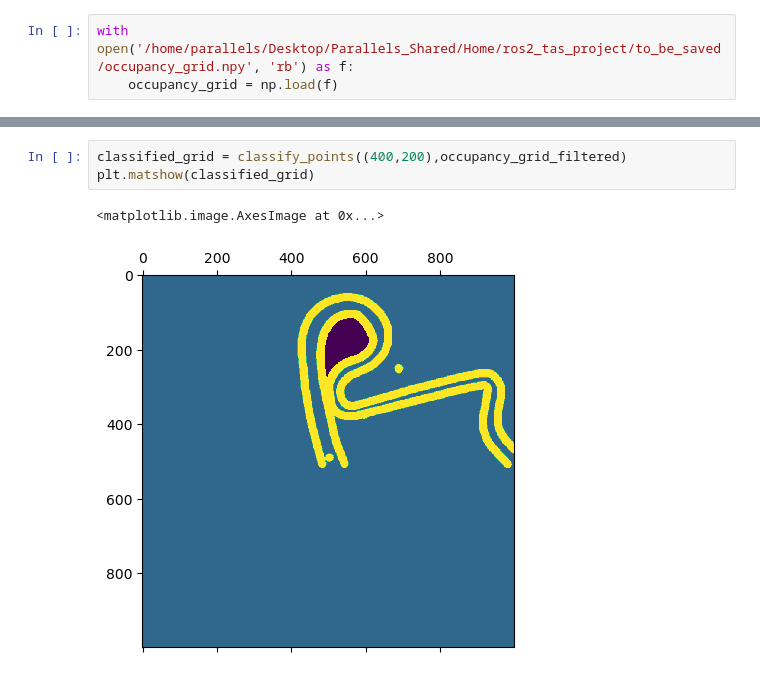
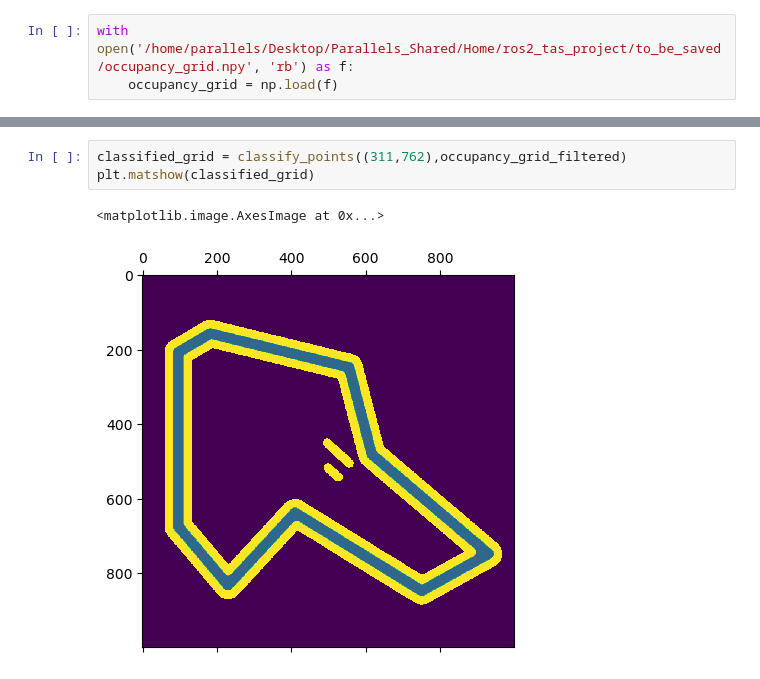
Before and after one commit to tim200002/TAS-Racer, a Jupyter notebook: src/path_finder/path_finder/notebook.ipynb, the cells around one changed output, grey strips where cells are left out. Saved outputs shown, nothing was run; the diff lists cells and outputs as text.

```diff
--- a/src/path_finder/path_finder/notebook.ipynb
+++ b/src/path_finder/path_finder/notebook.ipynb
@@ -17,6 +41,6 @@ plt.matshow(occupancy_grid_filtered)
 # %%
-classified_grid = classify_points((400,200),occupancy_grid_filtered)
+classified_grid = classify_points((311,762),occupancy_grid_filtered)
 plt.matshow(classified_grid)
 # %% [output]
 <matplotlib.image.AxesImage at 0x...>
-[figure, old version]
+[figure, new version]
```
Also changed, not shown: parts of 7 cells of this notebook, 18 other files.
